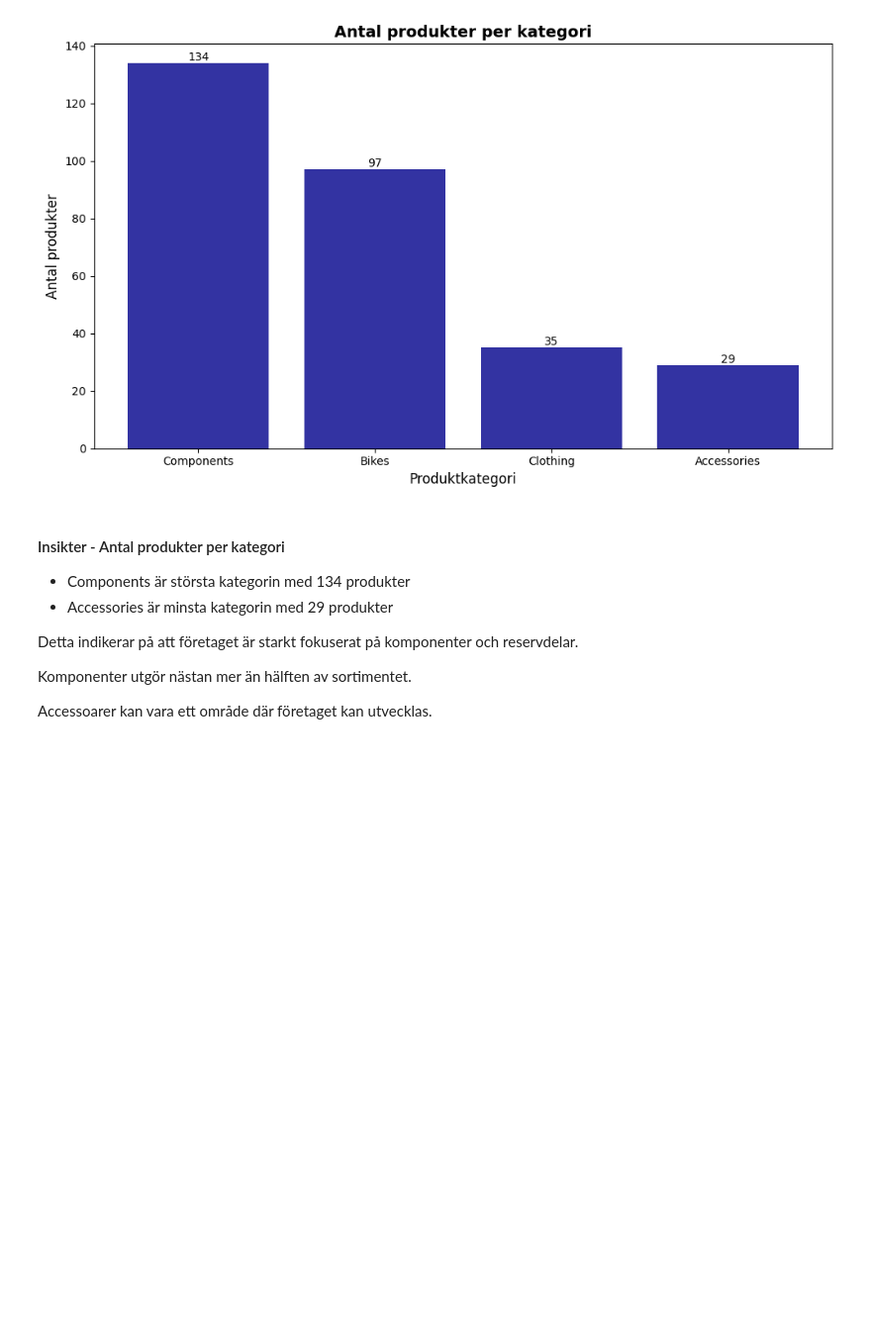
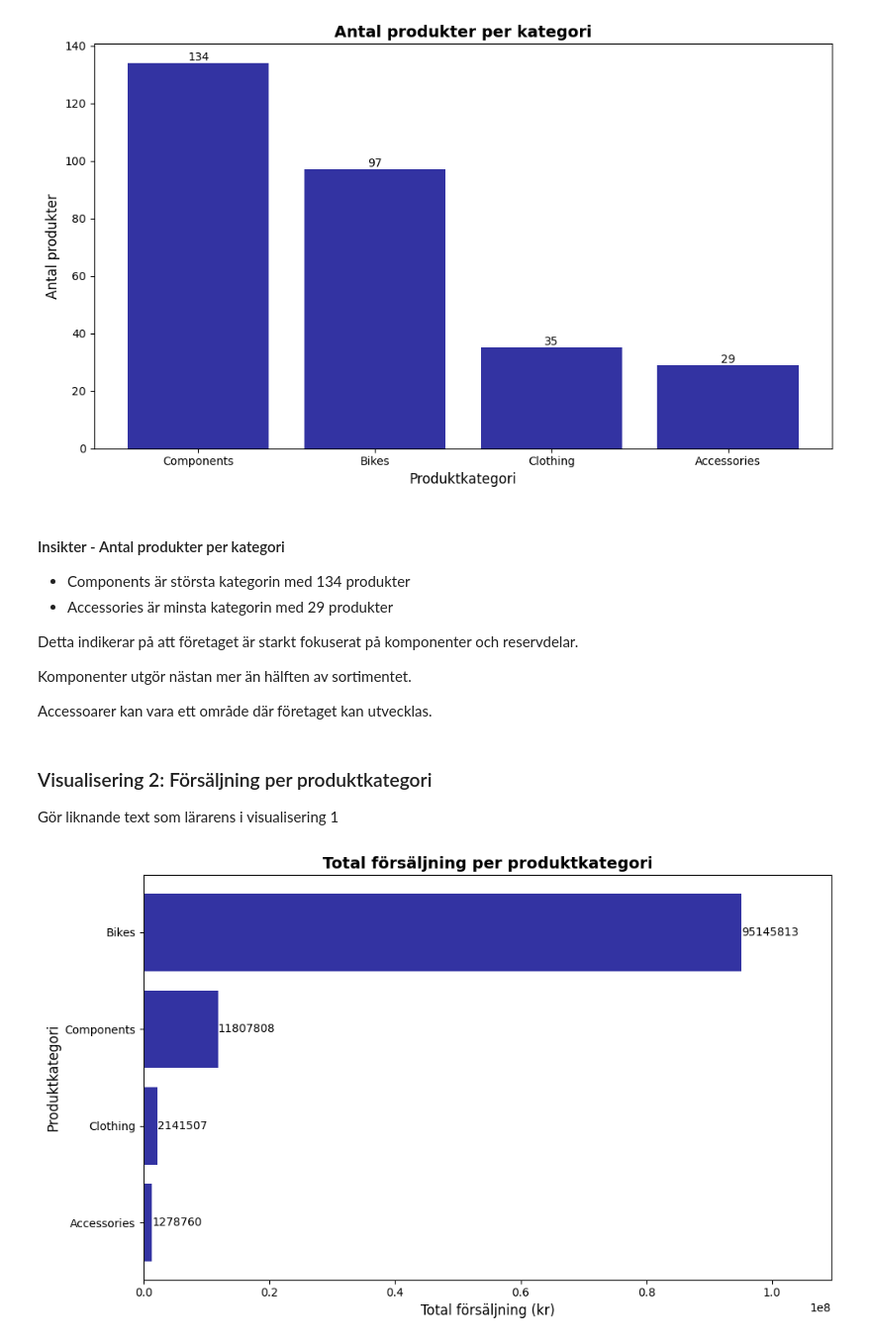
Before and after one commit to josefinoleryd/AdventureWorks_Sales_analysis, a Jupyter notebook: Rapport.ipynb, the cells around one changed output. Shown at 99% size. Saved outputs shown, nothing was run; the diff lists cells and outputs as text; code cells hidden in the pictures; blank space fills up the shorter version.

```diff
--- a/Rapport.ipynb
+++ b/Rapport.ipynb
@@ -97,3 +118,44 @@ Detta indikerar på att företaget är starkt fokuserat på komponenter och rese
 Komponenter utgör nästan mer än hälften av sortimentet.
 
 Accessoarer kan vara ett område där företaget kan utvecklas.
+# %% [markdown]
+### Visualisering 2: Försäljning per produktkategori
+
+Gör liknande text som lärarens i visualisering 1
+# %%
+query_vis2 = """
+SELECT
+    pc.Name AS CategoryName,
+    SUM(sod.UnitPrice * sod.OrderQty) AS TotalRevenue
+FROM Sales.SalesOrderDetail AS sod
+INNER JOIN Production.Product AS p ON sod.ProductID = p.ProductID
+INNER JOIN Production.ProductSubcategory AS psc ON p.ProductSubcategoryID = psc.ProductSubcategoryID
+INNER JOIN Production.ProductCategory AS pc ON psc.ProductCategoryID = pc.ProductCategoryID
+GROUP BY pc.Name
+ORDER BY TotalRevenue ASC
+"""
+
+df_vis2 = query_df(query_vis2)
+
+_, ax = plt.subplots(figsize=(10,6))
+
+bars = ax.barh(df_vis2["CategoryName"], df_vis2["TotalRevenue"], color="darkblue", alpha=0.8)
+
+for bar in bars:
+    width = bar.get_width()
+    ax.text(
+        width,
+        bar.get_y() + bar.get_height() / 2,
+        f"{int(width)}",
+        va="center",
+        ha="left"
+    )
+
+ax.set_xlabel("Total försäljning ()", fontsize=12)
+ax.set_ylabel("Produktkategori", fontsize=12)
+ax.set_title("Total försäljning per produktkategori", fontsize=14, fontweight="bold")
+ax.set_xlim(0, df_vis2["TotalRevenue"].max() * 1.15)
+
+plt.tight_layout()
+# %% [output]
+[figure, added]
```
Also changed, not shown: parts of 7 cells of this notebook, 3 other files.
